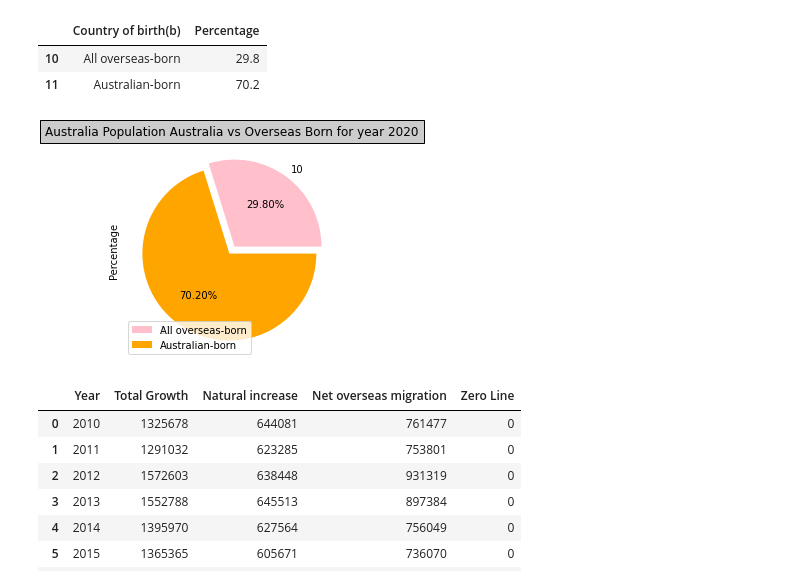
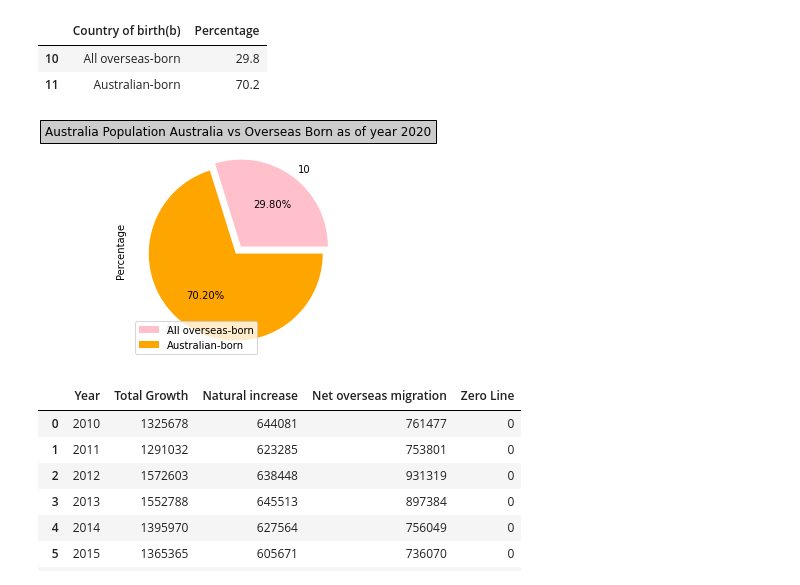
Before and after one commit to Lopokoiyit/PROJECT_ONE, a Jupyter notebook: project1_final.ipynb, the cells around one changed output. Cells and saved outputs as stored; diff of their text form; code cells hidden in the pictures.

```diff
--- a/project1_final.ipynb
+++ b/project1_final.ipynb
@@ -165,17 +167,16 @@ australia_overseas_vs_aus_born_df
 | 10 | All overseas-born | 29.8 |
 | 11 | Australian-born | 70.2 |
 # %%
+# Plotting the pie chart Australia population Australia vs Overseas Born as of 2020
 colors = ['pink', 'orange']
-
 explode = (0.05, 0.05)
 
-# Plotting the pie chart for above dataframe
 australia_overseas_vs_aus_born_df.plot(
     kind='pie', y='Percentage',
   autopct='%1.2f%%', colors=colors, explode=explode)
 plt.legend(australia_overseas_vs_aus_born_df['Country of birth(b)'], loc="best")
-plt.title("Australia Population Australia vs Overseas Born for year 2020", bbox={'facecolor':'0.8', 'pad':5})
+plt.title("Australia Population Australia vs Overseas Born as of year 2020", bbox={'facecolor':'0.8', 'pad':5})
 plt.show()
 # %% [output]
-[figure, old version]
+[figure, new version]
 # %%
```
Also changed, not shown: parts of 31 cells of this notebook, 1 other file.
